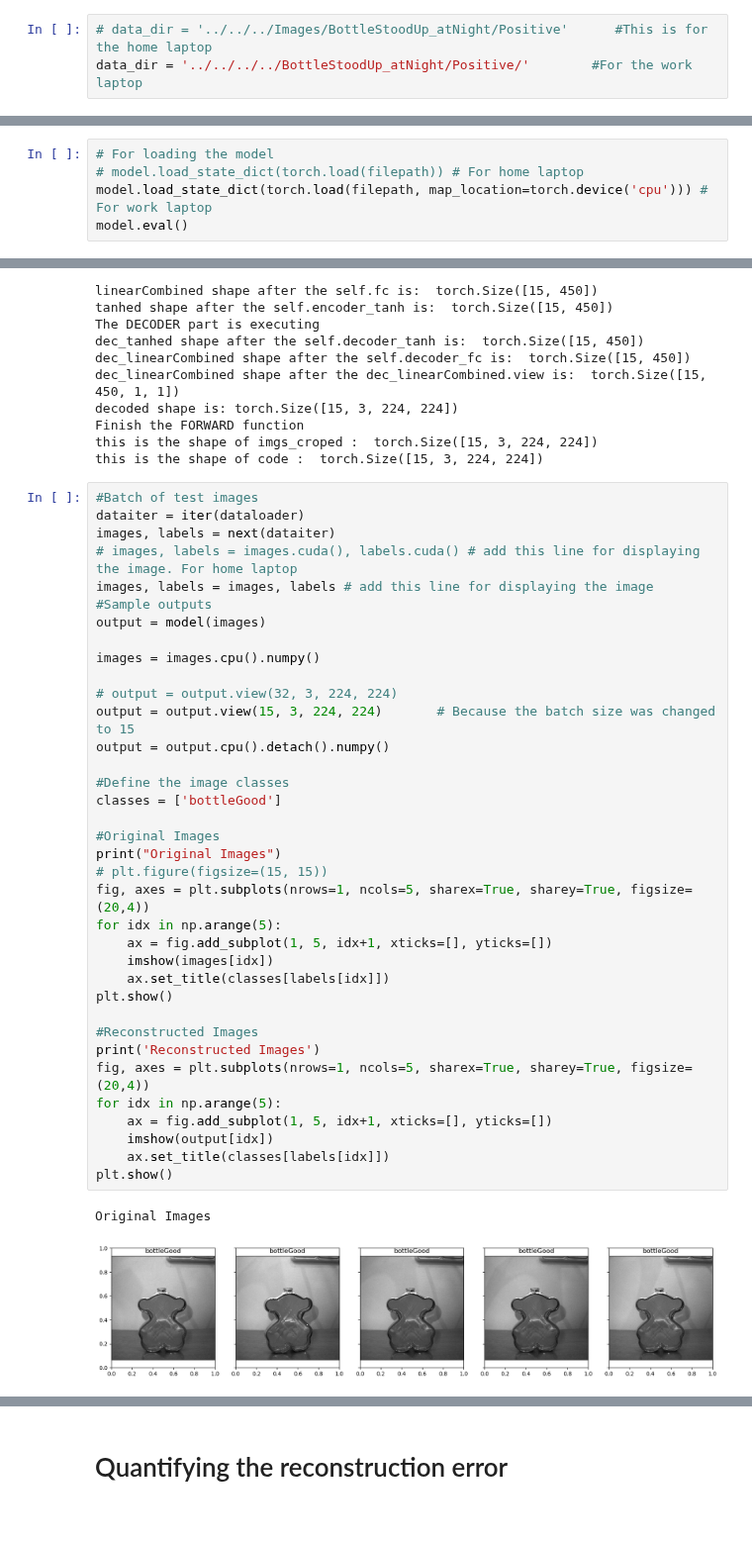
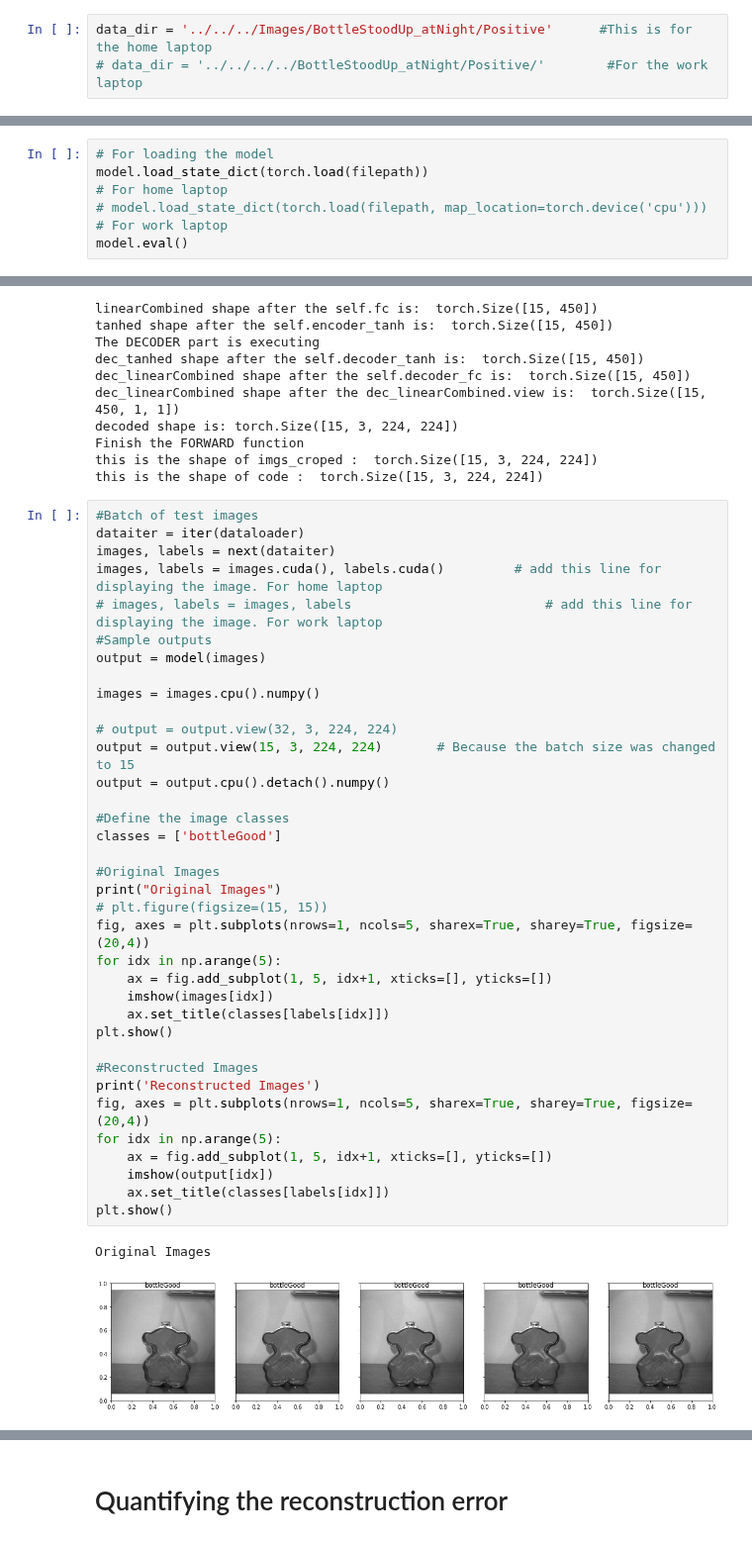
Before and after one commit to AlexCC93/BottlesAnomalies_TFM, a Jupyter notebook: TFM_Autoencoder/pytorch_approach2/recError_DS1_withCUDA_cleanV3.ipynb, the cells around one changed output, grey strips where cells are left out. Shown at 99% size. Cells and saved outputs as stored; diff of their text form.

```diff
--- a/TFM_Autoencoder/pytorch_approach2/recError_DS1_withCUDA_cleanV3.ipynb
+++ b/TFM_Autoencoder/pytorch_approach2/recError_DS1_withCUDA_cleanV3.ipynb
@@ -24,6 +28,6 @@ False
 # %%
-# data_dir = '../../../Images/BottleStoodUp_atNight/Positive'      #This is for the home laptop
-data_dir = '../../../../BottleStoodUp_atNight/Positive/'        #For the work laptop
+data_dir = '../../../Images/BottleStoodUp_atNight/Positive'      #This is for the home laptop
+# data_dir = '../../../../BottleStoodUp_atNight/Positive/'        #For the work laptop
 # %%
 # transform_characteristics = transforms.Compose([transforms.Resize(255),
 #                                 transforms.CenterCrop(224),
@@ -242,8 +246,8 @@ filepath = "../../models/pytorchModels/PytorchCUDAencoderMod"
 # torch.save(model.state_dict(), filepath)
 # %%
 # For loading the model
-# model.load_state_dict(torch.load(filepath)) # For home laptop
-model.load_state_dict(torch.load(filepath, map_location=torch.device('cpu'))) # For work laptop
+model.load_state_dict(torch.load(filepath))                                         # For home laptop
+# model.load_state_dict(torch.load(filepath, map_location=torch.device('cpu')))     # For work laptop
 model.eval()
 # %% [output]
 Autoencoder(
@@ -305,41 +309,41 @@ this is the shape of code :  torch.Size([15, 3, 224, 224])
 #Batch of test images
 dataiter = iter(dataloader)
 images, labels = next(dataiter)
-# images, labels = images.cuda(), labels.cuda() # add this line for displaying the image. For home laptop
-images, labels = images, labels # add this line for displaying the image
+images, labels = images.cuda(), labels.cuda()         # add this line for displaying the image. For home laptop
+# images, labels = images, labels                         # add this line for displaying the image. For work laptop
 #Sample outputs
 output = model(images)
 
 images = images.cpu().numpy()
 
 # output = output.view(32, 3, 224, 224)
 output = output.view(15, 3, 224, 224)       # Because the batch size was changed to 15
 output = output.cpu().detach().numpy()
 
 #Define the image classes
 classes = ['bottleGood']
 
 #Original Images
 print("Original Images")
 # plt.figure(figsize=(15, 15))
 fig, axes = plt.subplots(nrows=1, ncols=5, sharex=True, sharey=True, figsize=(20,4))
 for idx in np.arange(5):
     ax = fig.add_subplot(1, 5, idx+1, xticks=[], yticks=[])
     imshow(images[idx])
     ax.set_title(classes[labels[idx]])
 plt.show()
 
 #Reconstructed Images
 print('Reconstructed Images')
 fig, axes = plt.subplots(nrows=1, ncols=5, sharex=True, sharey=True, figsize=(20,4))
 for idx in np.arange(5):
     ax = fig.add_subplot(1, 5, idx+1, xticks=[], yticks=[])
     imshow(output[idx])
     ax.set_title(classes[labels[idx]])
 plt.show()
 # %% [output]
 Original Images
-[figure, old version]
+[figure, new version]
 Reconstructed Images
 [figure]
 # %% [markdown]
```
Also changed, not shown: parts of 54 cells of this notebook, 5 other files.
